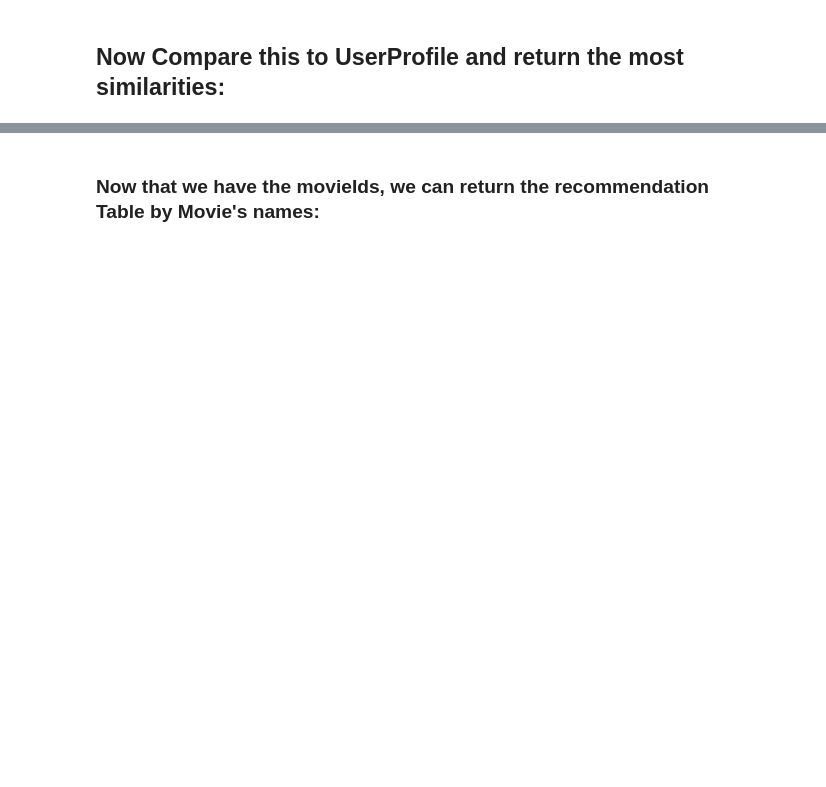
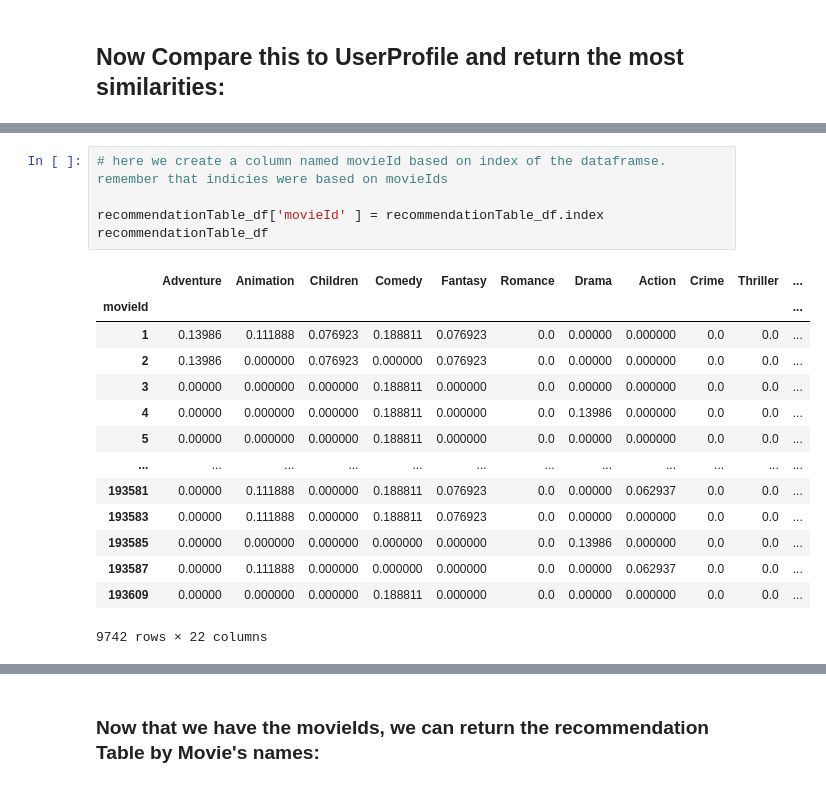
Before and after one commit to nimahamed88/Machine-Learning, a Jupyter notebook: Projects/Recomendation/Recommendation.ipynb, the cells around one changed output, grey strips where cells are left out. Cells and saved outputs as stored; diff of their text form; blank space fills up the shorter version.

```diff
--- a/Projects/Recomendation/Recommendation.ipynb
+++ b/Projects/Recomendation/Recommendation.ipynb
@@ -237,0 +335,20 @@ Length: 9742, dtype: float64
+# %%
+# here we create a column named movieId based on index of the dataframse. remember that indicies were based on movieIds
+
+recommendationTable_df['movieId' ] = recommendationTable_df.index
+recommendationTable_df
+# %% [output]
+|  | Adventure | Animation | Children | Comedy | Fantasy | Romance | Drama | Action | Crime | Thriller | ... |
+| movieId |  |  |  |  |  |  |  |  |  |  | ... |
+| 1 | 0.13986 | 0.111888 | 0.076923 | 0.188811 | 0.076923 | 0.0 | 0.00000 | 0.000000 | 0.0 | 0.0 | ... |
+| 2 | 0.13986 | 0.000000 | 0.076923 | 0.000000 | 0.076923 | 0.0 | 0.00000 | 0.000000 | 0.0 | 0.0 | ... |
+| 3 | 0.00000 | 0.000000 | 0.000000 | 0.188811 | 0.000000 | 0.0 | 0.00000 | 0.000000 | 0.0 | 0.0 | ... |
+| 4 | 0.00000 | 0.000000 | 0.000000 | 0.188811 | 0.000000 | 0.0 | 0.13986 | 0.000000 | 0.0 | 0.0 | ... |
+| 5 | 0.00000 | 0.000000 | 0.000000 | 0.188811 | 0.000000 | 0.0 | 0.00000 | 0.000000 | 0.0 | 0.0 | ... |
+| ... | ... | ... | ... | ... | ... | ... | ... | ... | ... | ... | ... |
+| 193581 | 0.00000 | 0.111888 | 0.000000 | 0.188811 | 0.076923 | 0.0 | 0.00000 | 0.062937 | 0.0 | 0.0 | ... |
+| 193583 | 0.00000 | 0.111888 | 0.000000 | 0.188811 | 0.076923 | 0.0 | 0.00000 | 0.000000 | 0.0 | 0.0 | ... |
+| 193585 | 0.00000 | 0.000000 | 0.000000 | 0.000000 | 0.000000 | 0.0 | 0.13986 | 0.000000 | 0.0 | 0.0 | ... |
+| 193587 | 0.00000 | 0.111888 | 0.000000 | 0.000000 | 0.000000 | 0.0 | 0.00000 | 0.062937 | 0.0 | 0.0 | ... |
+| 193609 | 0.00000 | 0.000000 | 0.000000 | 0.188811 | 0.000000 | 0.0 | 0.00000 | 0.000000 | 0.0 | 0.0 | ... |
+9742 rows × 22 columns
```
Also changed, not shown: parts of 63 cells of this notebook.
